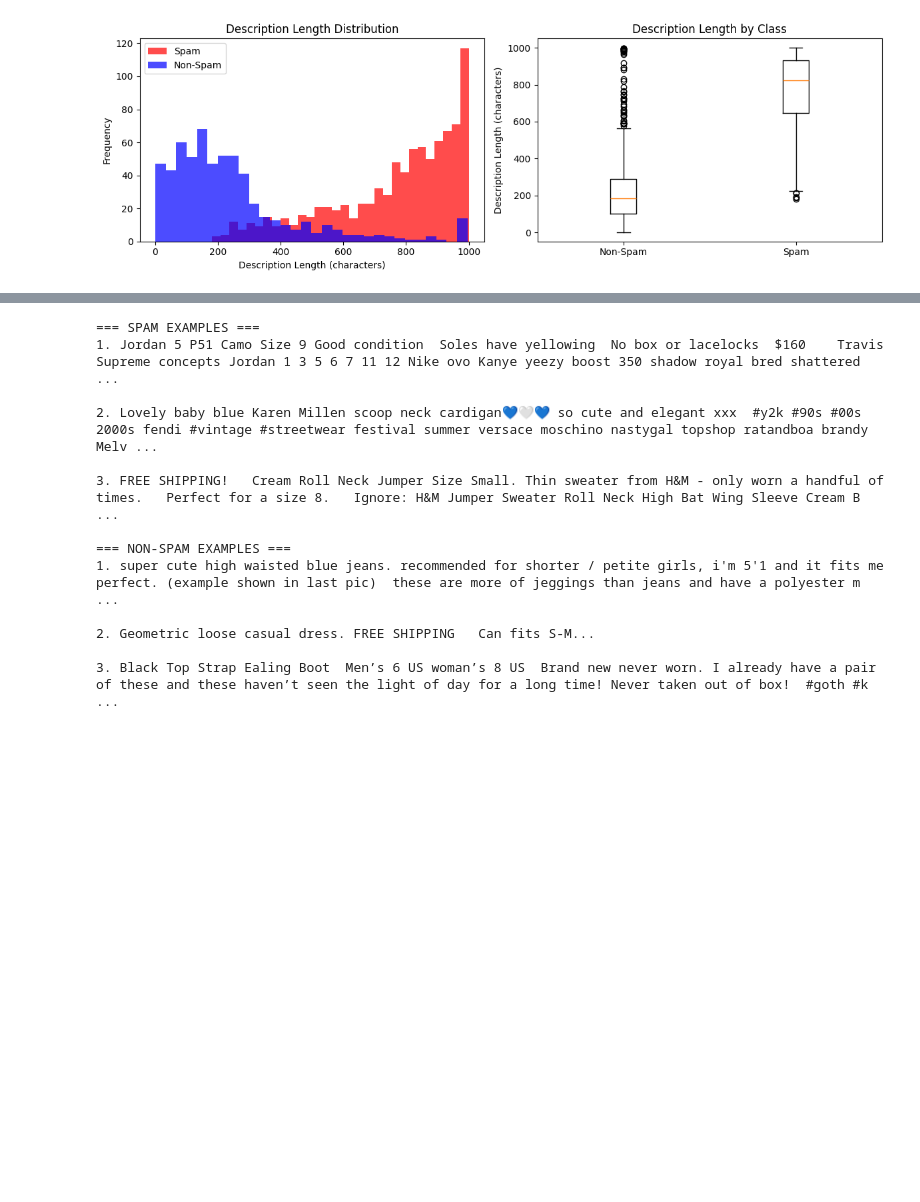
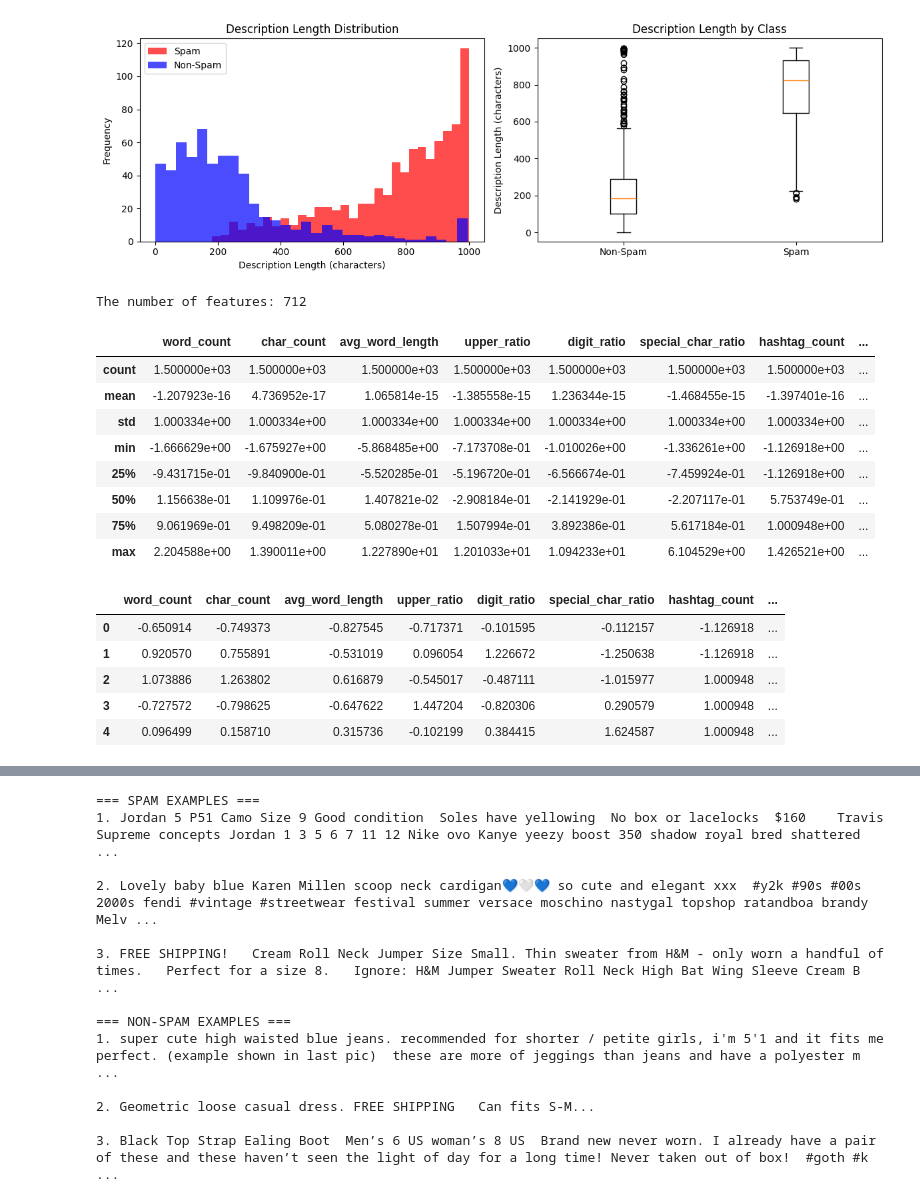
Before and after one commit to Alex-Dolia/spam_detection, a Jupyter notebook: MAIN_SpamFilter_w_XGBoost/improved_keyword_spam_analysis.ipynb, the cells around one changed output, grey strips where cells are left out. Cells and saved outputs as stored; diff of their text form; code cells hidden in the pictures; blank space fills up the shorter version.

```diff
--- a/MAIN_SpamFilter_w_XGBoost/improved_keyword_spam_analysis.ipynb
+++ b/MAIN_SpamFilter_w_XGBoost/improved_keyword_spam_analysis.ipynb
@@ -113,3 +113,27 @@ Test - Mean length: 517.9, Median: 530.5
 Spam descriptions - Mean length: 765.6
 Non-spam descriptions - Mean length: 239.9
 [figure]
+# %%
+classifier = KeywordSpamClassifier()
+X, y = classifier.extract_training_features(X = train_df, y = train_df['label'])
+X_df = pd.DataFrame(X, columns = classifier.feature_names)
+print("The number of features:", len(classifier.feature_names))
+display(X_df.describe())
+X_df.head()
+# %% [output]
+The number of features: 712
+|  | word_count | char_count | avg_word_length | upper_ratio | digit_ratio | special_char_ratio | hashtag_count | ... |
+| count | 1.500000e+03 | 1.500000e+03 | 1.500000e+03 | 1.500000e+03 | 1.500000e+03 | 1.500000e+03 | 1.500000e+03 | ... |
+| mean | -1.207923e-16 | 4.736952e-17 | 1.065814e-15 | -1.385558e-15 | 1.236344e-15 | -1.468455e-15 | -1.397401e-16 | ... |
+| std | 1.000334e+00 | 1.000334e+00 | 1.000334e+00 | 1.000334e+00 | 1.000334e+00 | 1.000334e+00 | 1.000334e+00 | ... |
+| min | -1.666629e+00 | -1.675927e+00 | -5.868485e+00 | -7.173708e-01 | -1.010026e+00 | -1.336261e+00 | -1.126918e+00 | ... |
+| 25% | -9.431715e-01 | -9.840900e-01 | -5.520285e-01 | -5.196720e-01 | -6.566674e-01 | -7.459924e-01 | -1.126918e+00 | ... |
+| 50% | 1.156638e-01 | 1.109976e-01 | 1.407821e-02 | -2.908184e-01 | -2.141929e-01 | -2.207117e-01 | 5.753749e-01 | ... |
+| 75% | 9.061969e-01 | 9.498209e-01 | 5.080278e-01 | 1.507994e-01 | 3.892386e-01 | 5.617184e-01 | 1.000948e+00 | ... |
+| max | 2.204588e+00 | 1.390011e+00 | 1.227890e+01 | 1.201033e+01 | 1.094233e+01 | 6.104529e+00 | 1.426521e+00 | ... |
+|  | word_count | char_count | avg_word_length | upper_ratio | digit_ratio | special_char_ratio | hashtag_count | ... |
+| 0 | -0.650914 | -0.749373 | -0.827545 | -0.717371 | -0.101595 | -0.112157 | -1.126918 | ... |
+| 1 | 0.920570 | 0.755891 | -0.531019 | 0.096054 | 1.226672 | -1.250638 | -1.126918 | ... |
+| 2 | 1.073886 | 1.263802 | 0.616879 | -0.545017 | -0.487111 | -1.015977 | 1.000948 | ... |
+| 3 | -0.727572 | -0.798625 | -0.647622 | 1.447204 | -0.820306 | 0.290579 | 1.000948 | ... |
+| 4 | 0.096499 | 0.158710 | 0.315736 | -0.102199 | 0.384415 | 1.624587 | 1.000948 | ... |
```
Also changed, not shown: parts of 2 cells of this notebook.
